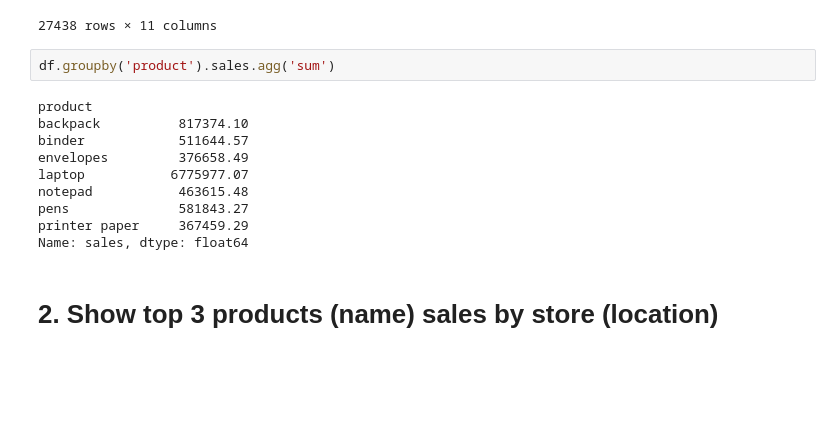
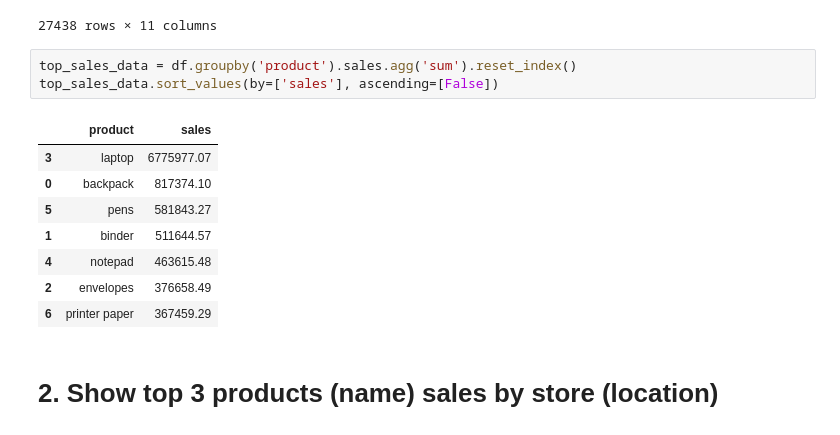
Before and after one commit to wpiyaphon/semistructure-data-analytics, a Jupyter notebook: 6311020-project3.ipynb, the cells around one changed output. Cells and saved outputs as stored; diff of their text form; blank space fills up the shorter version.

```diff
--- a/6311020-project3.ipynb
+++ b/6311020-project3.ipynb
@@ -36,17 +36,17 @@ df
 | 4999 | {'$oid': '5bd761deae323e45a93ce36f'} | {'$date': '2014-08-18T06:25:49.73... | New York | {'gender': 'M', 'age': 33, 'email... | False | Online | backpack | [school, travel, kids] | 3 | ... |
 27438 rows × 11 columns
 # %%
-df.groupby('product').sales.agg('sum')
+top_sales_data = df.groupby('product').sales.agg('sum').reset_index()
+top_sales_data.sort_values(by=['sales'], ascending=[False])
 # %% [output]
-product
-backpack          817374.10
-binder            511644.57
-envelopes         376658.49
-laptop           6775977.07
-notepad           463615.48
-pens              581843.27
-printer paper     367459.29
-Name: sales, dtype: float64
+|  | product | sales |
+| 3 | laptop | 6775977.07 |
+| 0 | backpack | 817374.10 |
+| 5 | pens | 581843.27 |
+| 1 | binder | 511644.57 |
+| 4 | notepad | 463615.48 |
+| 2 | envelopes | 376658.49 |
+| 6 | printer paper | 367459.29 |
 # %% [markdown]
 # 2. Show top 3 products (name) sales by store (location)
 # %%
```
Also changed, not shown: parts of 3 cells of this notebook.
